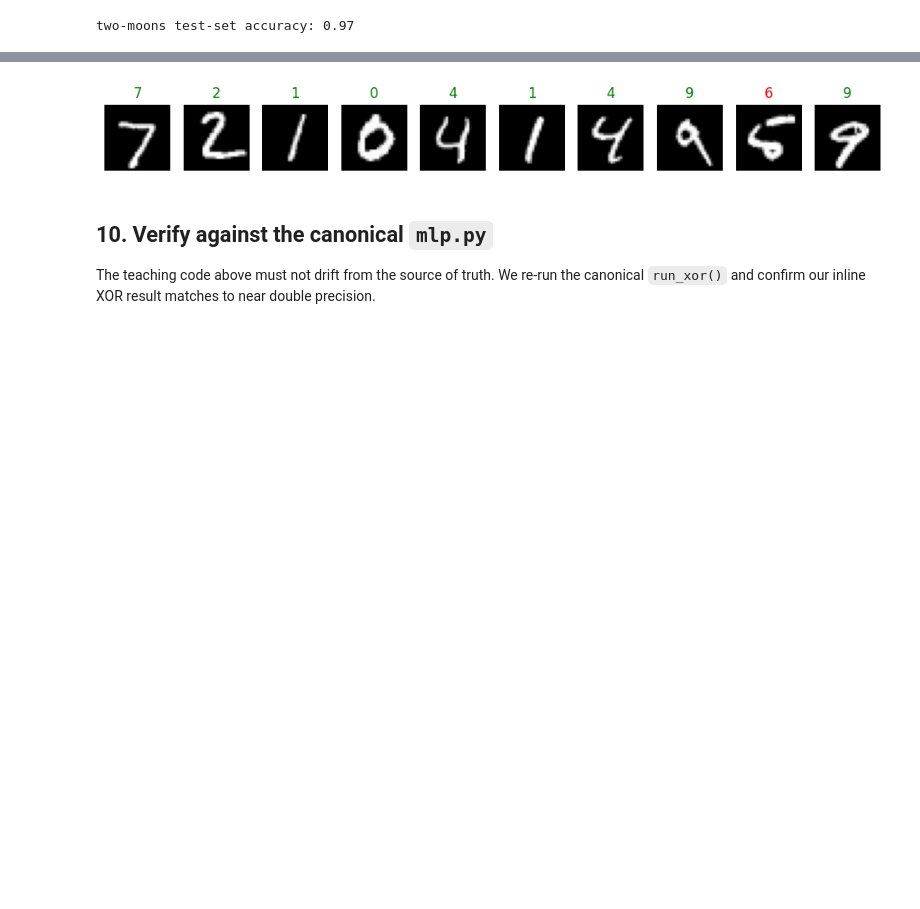
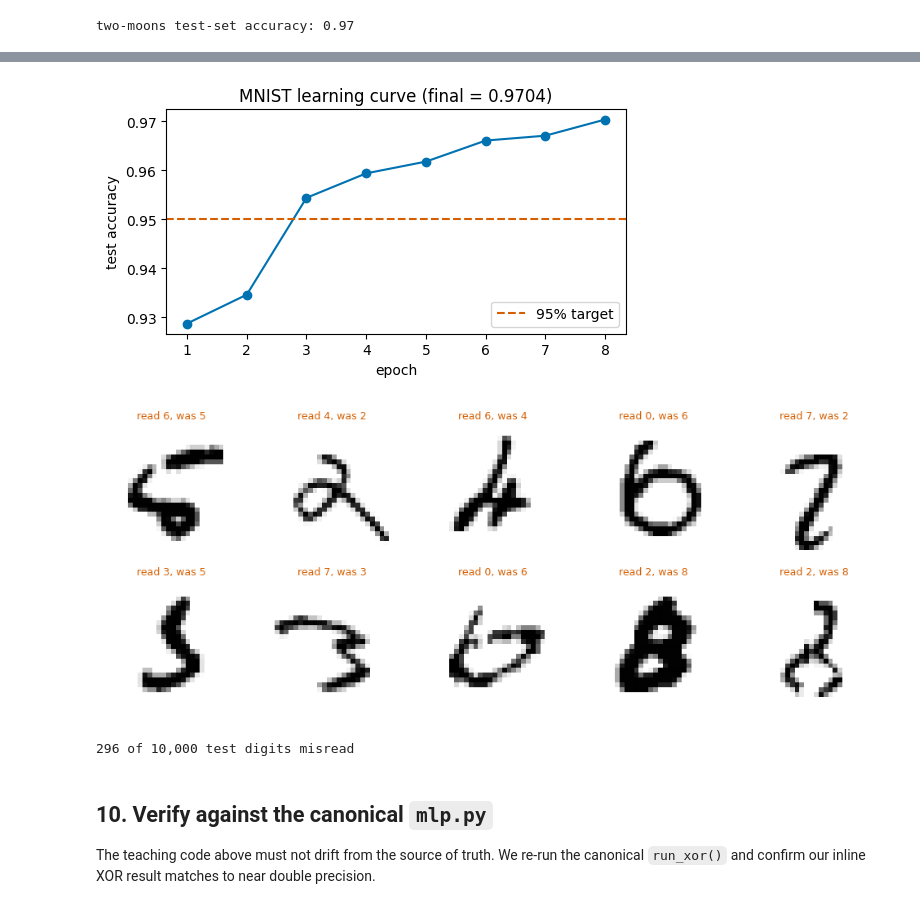
Before and after one commit to shaia/deep-learning-from-scratch, a Jupyter notebook: topics/01-mlp-backprop/notebook.ipynb, the cells around one changed output, grey strips where cells are left out. Saved outputs shown, nothing was run; the diff lists cells and outputs as text; code cells hidden in the pictures; blank space fills up the shorter version.

```diff
--- a/topics/01-mlp-backprop/notebook.ipynb
+++ b/topics/01-mlp-backprop/notebook.ipynb
@@ -311,16 +424,40 @@ near **97–98%** — real handwritten digits, learned from scratch.
 # %%
 Xtr, ytr, Xte, yte = canon._load_mnist()
 mnist = canon.MLPVec(784, 128, 10, seed=0)
-canon.train_minibatch(mnist, Xtr, ytr, lr=0.5, epochs=8, batch_size=64, seed=0)
-mnist_acc = float((mnist.predict(Xte) == yte).mean())
-print(f"MNIST test accuracy = {mnist_acc:.4f}")
+
+# canon.train_minibatch, unrolled so we can record accuracy per epoch — same RNG
+# stream (one permutation per epoch from default_rng(0)), so the final model is
+# identical to calling train_minibatch(..., epochs=8, seed=0) once.
+rng = np.random.default_rng(0)
+hist = []
+for e in range(8):
+    idx = rng.permutation(Xtr.shape[0])
+    for s in range(0, Xtr.shape[0], 64):
+        b = idx[s:s + 64]
+        mnist.sgd_step(Xtr[b], ytr[b], 0.5)
+    hist.append(float((mnist.predict(Xte) == yte).mean()))
+    print(f"epoch {e + 1}  test accuracy = {hist[-1]:.4f}")
+mnist_acc = hist[-1]
 assert mnist_acc >= 0.95, mnist_acc
 
-# show a few predictions
-pred = mnist.predict(Xte[:10])
-fig, axes = plt.subplots(1, 10, figsize=(12, 1.6))
-for ax, img, p, t in zip(axes, Xte[:10], pred, yte[:10]):
-    ax.imshow(img.reshape(28, 28), cmap="gray"); ax.axis("off")
-    ax.set_title(f"{p}", color=("green" if p == t else "red"))
+fig, axc = plt.subplots(figsize=(5.5, 3.2))
+axc.plot(np.arange(1, len(hist) + 1), hist, marker="o", color="#0072B2")
+axc.axhline(0.95, ls="--", color="#D55E00", label="95% target")
+axc.set(xlabel="epoch", ylabel="test accuracy",
+        title=f"MNIST learning curve (final = {mnist_acc:.4f})")
+axc.legend(loc="lower right")
+plt.tight_layout()
 plt.show()
+
+# What does it still get wrong? The first ten mistakes on the test set.
+pred = mnist.predict(Xte)
+wrong = np.flatnonzero(pred != yte)
+fig, axes = plt.subplots(2, 5, figsize=(10, 4))
+for ax, i in zip(axes.ravel(), wrong[:10]):
+    ax.imshow(Xte[i].reshape(28, 28), cmap="gray_r")
+    ax.set_title(f"read {pred[i]}, was {yte[i]}", fontsize=9, color="#D55E00")
+    ax.axis("off")
+plt.tight_layout()
+plt.show()
+print(f"{len(wrong)} of {len(yte):,} test digits misread")
 # %% [output]
@@ -328,4 +472,6 @@ MNIST test accuracy = 0.9704
-[figure, old version]
+[figure, new version]
+[figure, added]
+296 of 10,000 test digits misread
 # %% [markdown]
 ## 10. Verify against the canonical `mlp.py`
 
```
Also changed, not shown: parts of 7 cells of this notebook, 8 other files.
